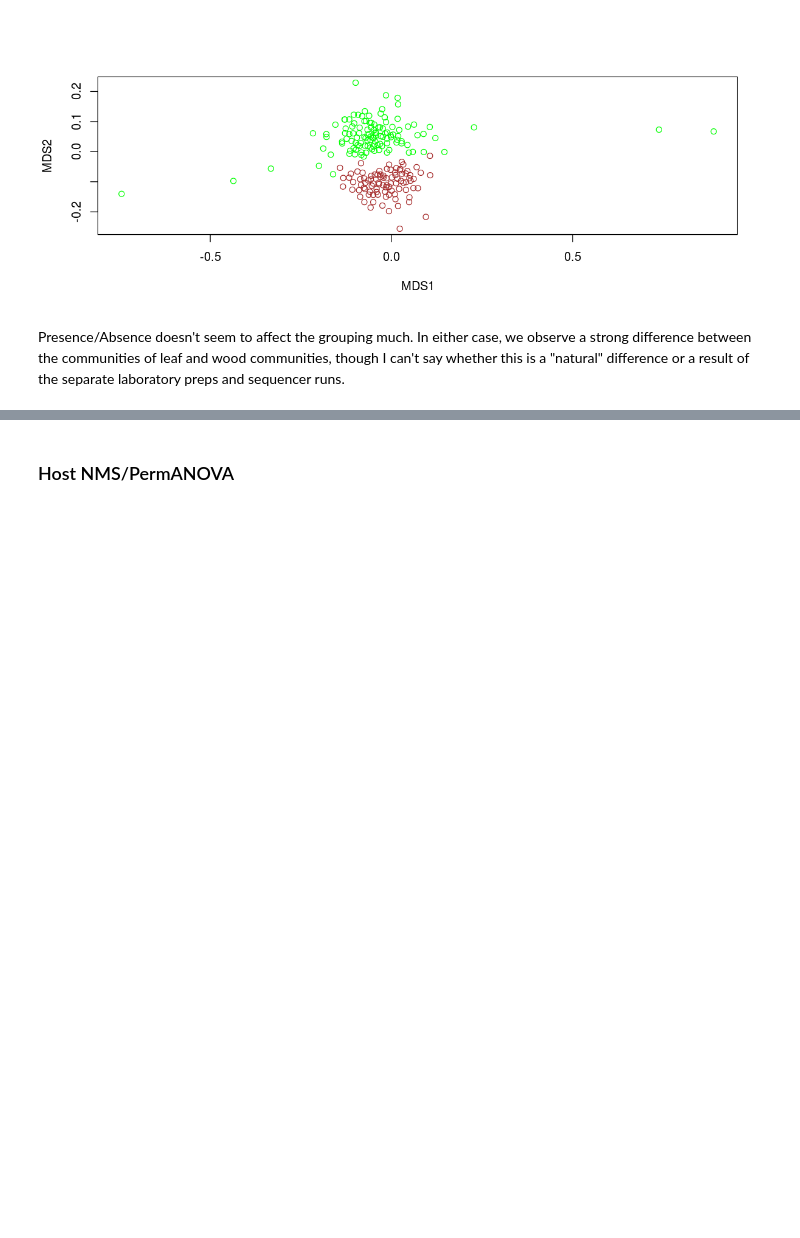
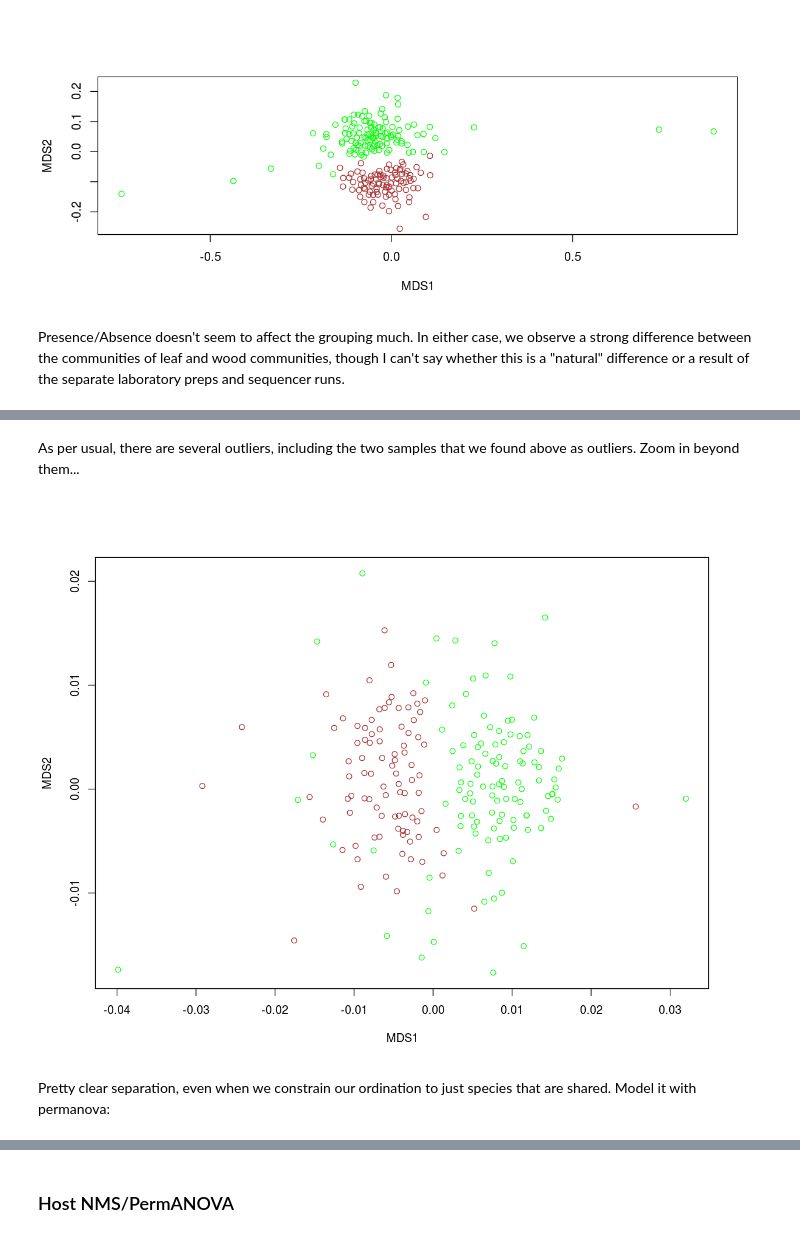
Before and after one commit to danchurch/taiwan_combined_stats, a Jupyter notebook: Taiwan_endophyte_analysis.ipynb, the cells around one changed output, grey strips where cells are left out. Cells and saved outputs as stored; diff of their text form; code cells hidden in the pictures; blank space fills up the shorter version.

```diff
--- a/Taiwan_endophyte_analysis.ipynb
+++ b/Taiwan_endophyte_analysis.ipynb
@@ -988,0 +1072,8 @@ Presence/Absence doesn't seem to affect the grouping much. In either case, we ob
+# %% [markdown]
+As per usual, there are several outliers, including the two samples that we found above as outliers. Zoom in beyond them...
+# %%
+plot(WvsL$points[-c(107,137,173),], col=color[-c(107,137,173)])
+# %% [output]
+[figure, added]
+# %% [markdown]
+Pretty clear separation, even when we constrain our ordination to just species that are shared. Model it with permanova:
```
Also changed, not shown: parts of 14 cells of this notebook.
